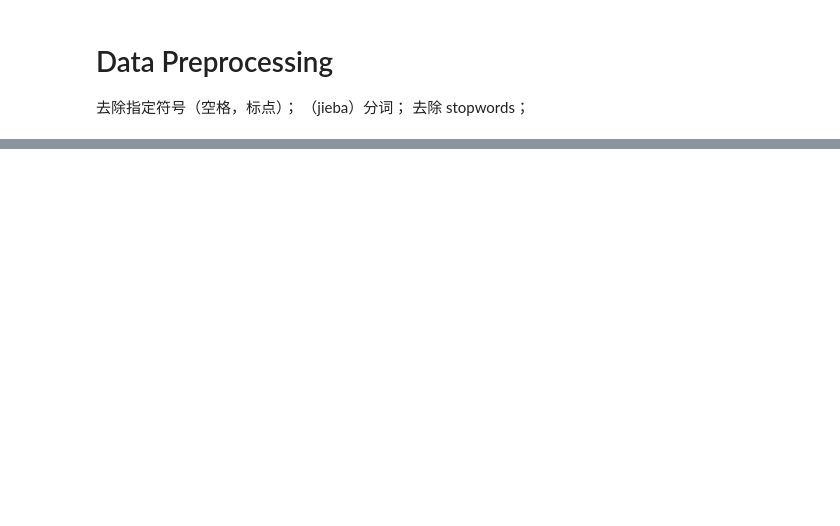
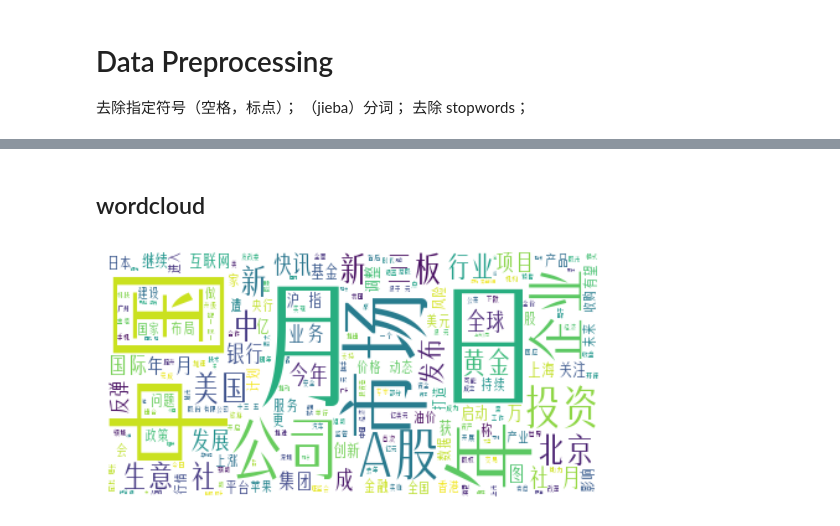
Before and after one commit to jzfrank/nlp-CFN, a Jupyter notebook: dataExploration.ipynb, the cells around one changed output, grey strips where cells are left out. Drawn from its saved outputs; the diff is of its cells as text; code cells hidden in the pictures; blank space fills up the shorter version.

Commit message:
added wordcloud

```diff
--- a/dataExploration.ipynb
+++ b/dataExploration.ipynb
@@ -41,0 +121,2 @@ len(data.NEWS_ORIGIN_SOURCE.unique())
+# %%
+news_title = news_title.apply(lambda x: list(jieba.cut(x)))
@@ -41,0 +161,4 @@ len(data.NEWS_ORIGIN_SOURCE.unique())
+# %%
+cn_stopwords = pd.read_csv('../data/cn_stopwords.txt', header=None)
+
+cn_stopwords = set(cn_stopwords.iloc[:,0])
@@ -41,0 +169,2 @@ len(data.NEWS_ORIGIN_SOURCE.unique())
+# %%
+news_title = news_title.apply(lambda x: [i for i in x if i not in cn_stopwords])
@@ -41,0 +186,2 @@ len(data.NEWS_ORIGIN_SOURCE.unique())
+# %% [markdown]
+## wordcloud
@@ -41,0 +191,16 @@ len(data.NEWS_ORIGIN_SOURCE.unique())
+# %%
+text = " ".join(news_title.apply(lambda x: " ".join(x)))
+# %%
+# Generate a word cloud image
+stopwords=[]
+wordcloud = WordCloud(font_path = "/Users/jin/Downloads/RuiZiChaoPaiYanWeiSongJian-Shan-XiTi/RuiZiChaoPaiYanWeiSongJian-Shan-XiTi(REEJI-SwallowGB-Flash-Thin)-2.ttf",
+                      stopwords = stopwords,
+                      background_color="white").generate(text)
+
+# Display the generated image:
+# the matplotlib way:
+plt.imshow(wordcloud, interpolation='bilinear')
+plt.axis("off")
+plt.show()
+# %% [output]
+[figure, added]
```
Also changed, not shown: parts of 15 cells of this notebook, 1 other file.
